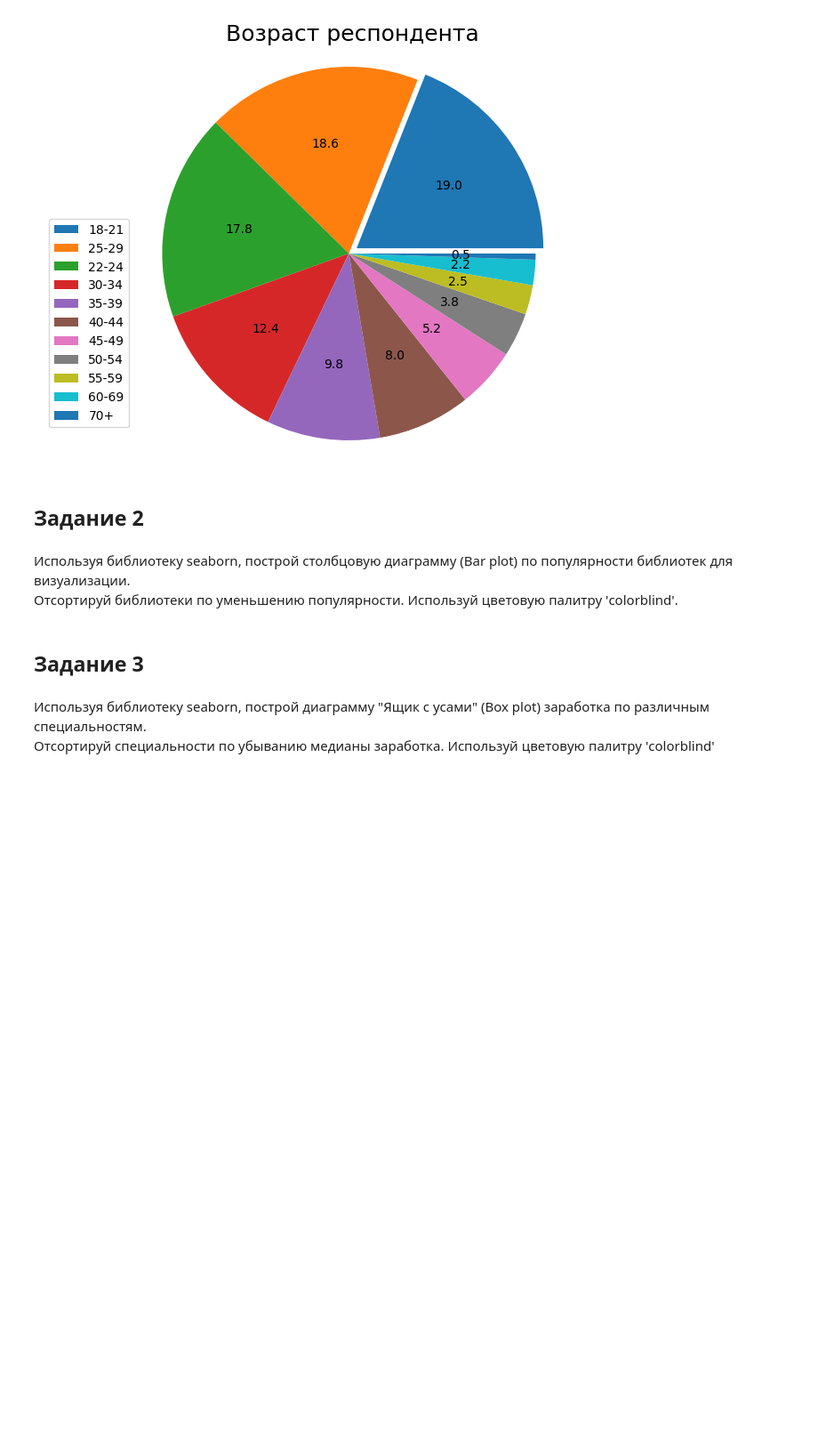
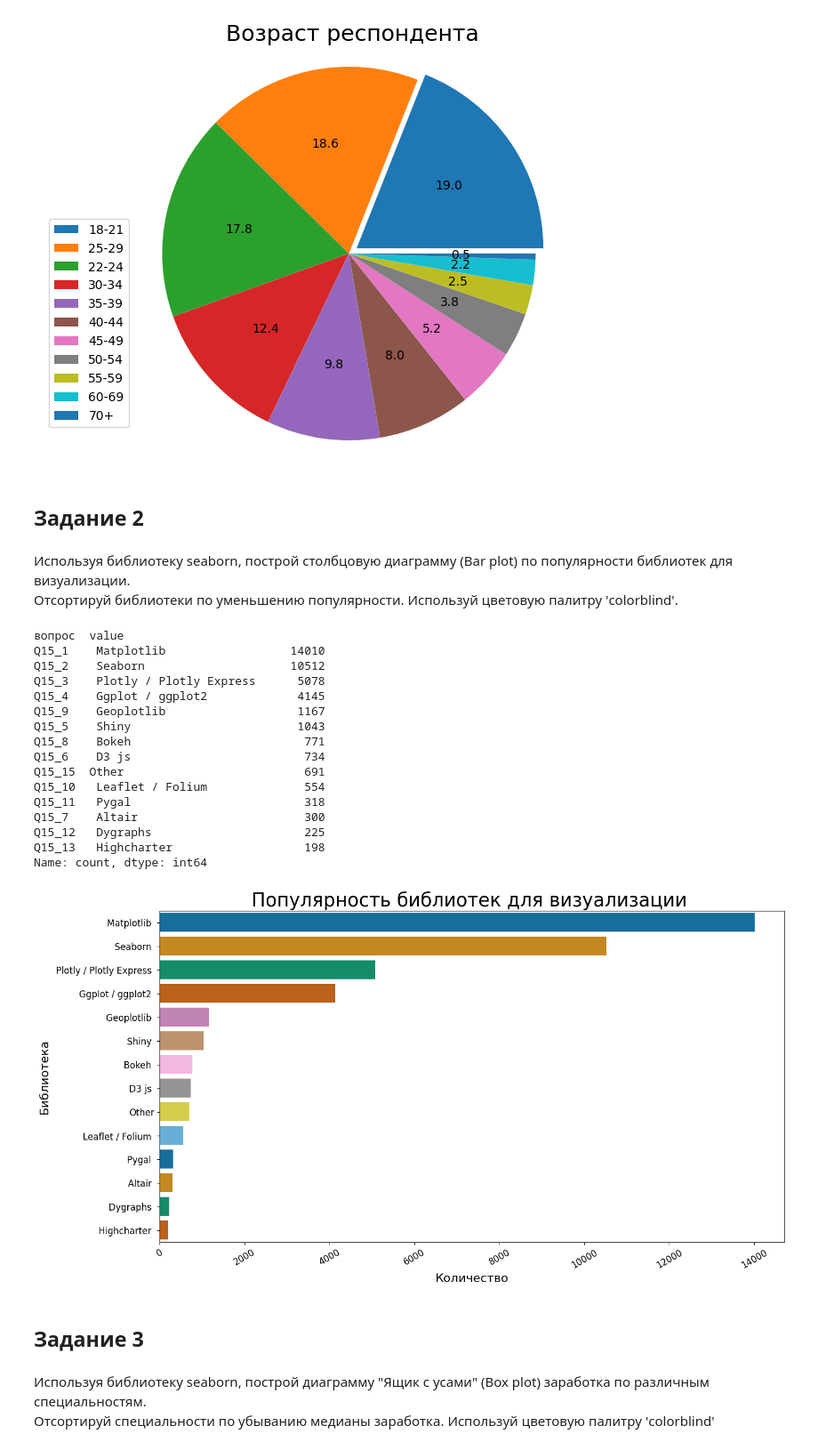
Before and after one commit to spelemis/DS03-1-1, a Jupyter notebook: src/03-visualization-assignment.ipynb, the cells around one changed output. Shown: that part at 89% size. Saved outputs shown, nothing was run; the diff lists cells and outputs as text; code cells hidden in the pictures; blank space fills up the shorter version.

```diff
--- a/src/03-visualization-assignment.ipynb
+++ b/src/03-visualization-assignment.ipynb
@@ -6,5 +6,12 @@ import matplotlib.pyplot as plt
 import io
 import xml.etree.ElementTree as ET
 from matplotlib.patches import Shadow
+
+from pylab import rcParams
+rcParams['figure.figsize'] = 15,10
+import pandas as pd
+import numpy as np
 import seaborn as sns
+import matplotlib.pyplot as plt
+import plotly.graph_objects as go
 # %%
@@ -72,3 +90,51 @@ Name: 0, Length: 296, dtype: object
+# %%
+# Код тут
+# Подготовка данных для визуализации
+q15_columns = []
+q15_columns = [col for col in data.columns if col.startswith('Q15')] # Выделаем вопросы с платформам.
+                                                                    #Если строка начинается с Q15.То добавляем её в список
+pltfs_15 = fd [q15_columns].melt(var_name='вопрос', value_vars=q15_columns)
+print (pltfs_15.value_counts())
+
+
+df=pltfs_15['value'].value_counts() #Сводка данных для презентации-визуализации
+df_plt=pd.DataFrame(df)        # Сводная таблица данных
+
+# Визуализация данных
+df_plt=df_plt.reset_index()
+df_plt.columns=['Библиотека','Количество']
+plt.figure(figsize=(15,8))
+plt.title('Популярность библиотек для визуализации ',fontsize=25)
+
+import seaborn as sns
+sns.barplot(y = 'Библиотека', x='Количество',data = df_plt,palette='colorblind')
+
+plt.ylabel('Библиотека', fontsize=16)
+plt.xlabel('Количество', fontsize=16)
+
+plt.xticks(rotation=30,fontsize=12)
+plt.yticks(fontsize=12)
+
+#sns.set_theme(style='white')
+plt.show()
+# %% [output]
+вопрос  value
+Q15_1    Matplotlib                  14010
+Q15_2    Seaborn                     10512
+Q15_3    Plotly / Plotly Express      5078
+Q15_4    Ggplot / ggplot2             4145
+Q15_9    Geoplotlib                   1167
+Q15_5    Shiny                        1043
+Q15_8    Bokeh                         771
+Q15_6    D3 js                         734
+Q15_15  Other                          691
+Q15_10   Leaflet / Folium              554
+Q15_11   Pygal                         318
+Q15_7    Altair                        300
+Q15_12   Dygraphs                      225
+Q15_13   Highcharter                   198
+Name: count, dtype: int64
+[figure, added]
 # %% [markdown]
 ## Задание 3
 # %% [markdown]
```
Also changed, not shown: parts of 14 cells of this notebook, 2 other files.
